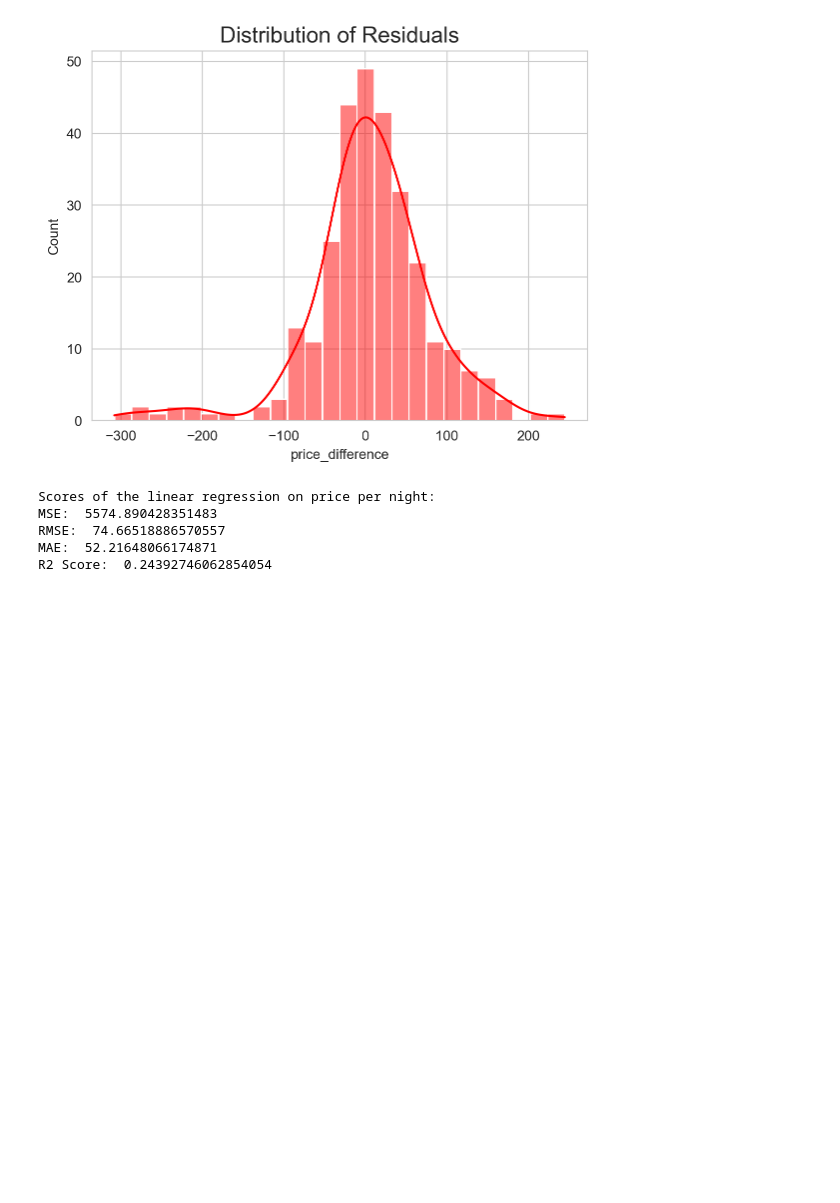
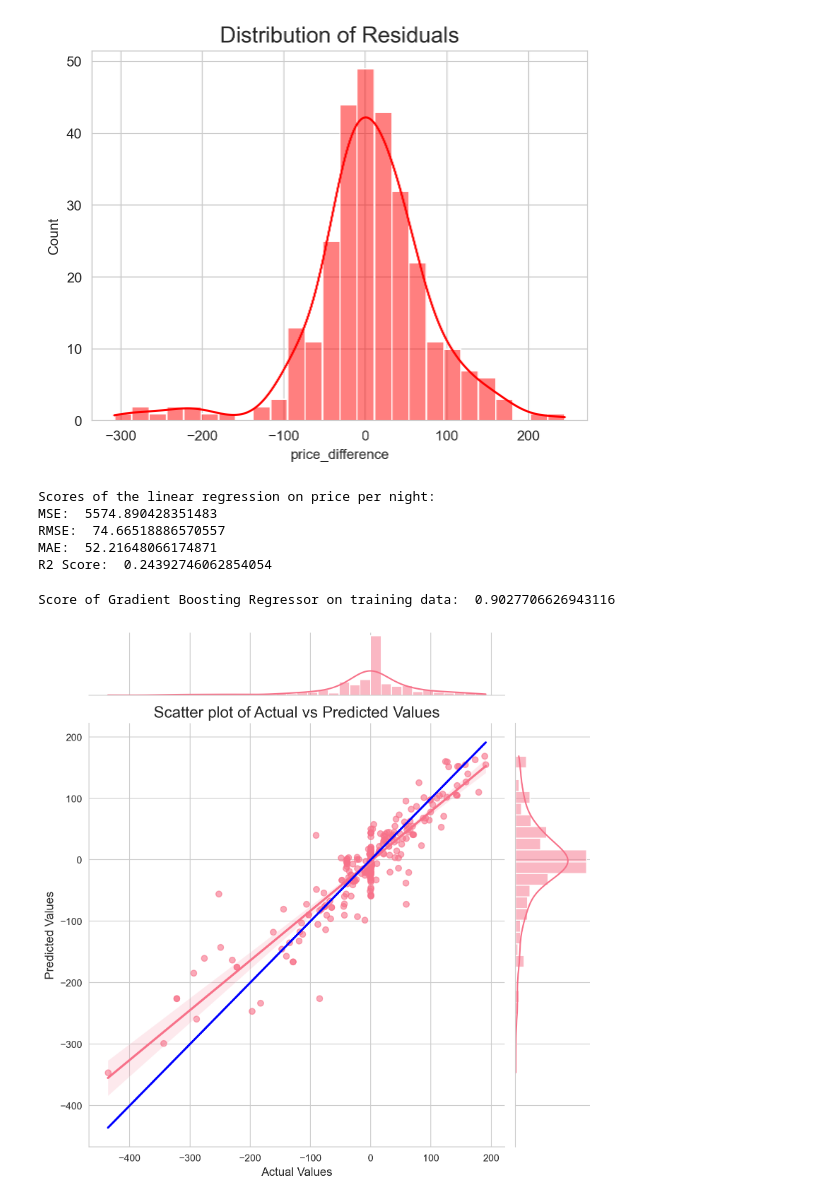
Before and after one commit to danielle-levi/BookingExpediaDSP, a Jupyter notebook: section_4.ipynb, the cells around one changed output. Drawn from its saved outputs; the diff is of its cells as text; code cells hidden in the pictures; blank space fills up the shorter version.

```diff
--- a/section_4.ipynb
+++ b/section_4.ipynb
@@ -745,3 +745,41 @@ from sklearn.pipeline import Pipeline
 from sklearn.ensemble import GradientBoostingRegressor
 import seaborn as sns
 import matplotlib.pyplot as plt
+# %%
+# הגדרת מודל Gradient Boosting Regressor עם פרמטרים תקפים
+gp_model = GradientBoostingRegressor(
+    alpha=0.95,
+    learning_rate=0.1,
+    loss='squared_error',  # שינוי הערך של loss לערך תקף
+    max_depth=9,
+    max_features=0.45,
+    min_samples_leaf=16,
+    min_samples_split=6,
+    n_estimators=100,
+    subsample=1.0
+)
+
+# אימון המודל על סט האימון
+gp_model.fit(x_train, y_train)
+
+# הצגת ציון המודל בסט האימון
+print("Score of Gradient Boosting Regressor on training data: ", gp_model.score(x_train, y_train))
+# %% [output]
+Score of Gradient Boosting Regressor on training data:  0.9027706626943116
+# %%
+# חיזוי נתונים בסט האימון ובסט הבדיקה
+y_pred_train = gp_model.predict(x_train)
+y_pred_test = gp_model.predict(x_test)
+
+# גרף התפלגות ערכים צפויים מול ערכים בפועל
+sns.set_style("whitegrid")
+sns.set_palette("husl")
+sns.jointplot(x=y_test, y=y_pred_test, kind="reg", height=8, joint_kws={'scatter_kws':dict(alpha=0.6)})
+plt.plot(y_test, y_test, linewidth=2, color="blue")
+plt.xlabel("Actual Values", fontsize=12)
+plt.ylabel("Predicted Values", fontsize=12)
+plt.title("Scatter plot of Actual vs Predicted Values", fontsize=16)
+plt.tight_layout()
+plt.show()
+# %% [output]
+[figure, added]
```
Also changed, not shown: parts of 36 cells of this notebook.
